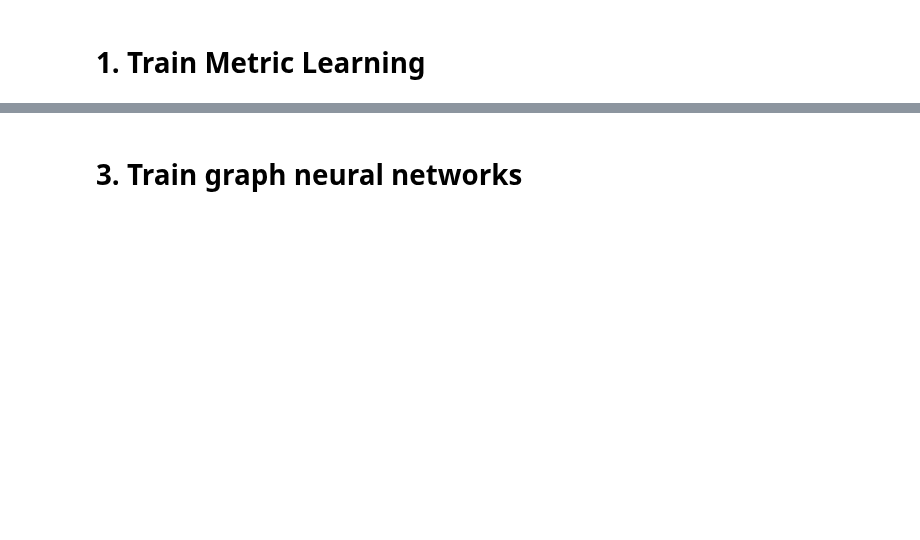
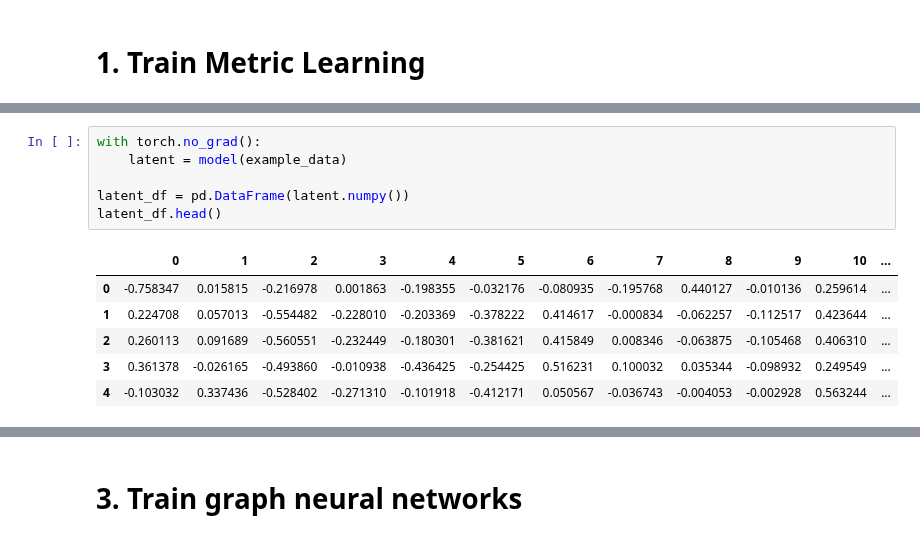
Before and after one commit to HSF-reco-and-software-triggers/Tracking-ML-Exa.TrkX, a Jupyter notebook: Examples/TrackML_Quickstart/run_pipeline.ipynb, the cells around one changed output, grey strips where cells are left out. Cells and saved outputs as stored; diff of their text form; blank space fills up the shorter version.

```diff
--- a/Examples/TrackML_Quickstart/run_pipeline.ipynb
+++ b/Examples/TrackML_Quickstart/run_pipeline.ipynb
@@ -109,0 +170,13 @@ Training finished, running inference to build graphs...
+# %%
+with torch.no_grad():
+    latent = model(example_data)
+
+latent_df = pd.DataFrame(latent.numpy())
+latent_df.head()
+# %% [output]
+|  | 0 | 1 | 2 | 3 | 4 | 5 | 6 | 7 | 8 | 9 | 10 | ... |
+| 0 | -0.758347 | 0.015815 | -0.216978 | 0.001863 | -0.198355 | -0.032176 | -0.080935 | -0.195768 | 0.440127 | -0.010136 | 0.259614 | ... |
+| 1 | 0.224708 | 0.057013 | -0.554482 | -0.228010 | -0.203369 | -0.378222 | 0.414617 | -0.000834 | -0.062257 | -0.112517 | 0.423644 | ... |
+| 2 | 0.260113 | 0.091689 | -0.560551 | -0.232449 | -0.180301 | -0.381621 | 0.415849 | 0.008346 | -0.063875 | -0.105468 | 0.406310 | ... |
+| 3 | 0.361378 | -0.026165 | -0.493860 | -0.010938 | -0.436425 | -0.254425 | 0.516231 | 0.100032 | 0.035344 | -0.098932 | 0.249549 | ... |
+| 4 | -0.103032 | 0.337436 | -0.528402 | -0.271310 | -0.101918 | -0.412171 | 0.050567 | -0.036743 | -0.004053 | -0.002928 | 0.563244 | ... |
```
Also changed, not shown: parts of 24 cells of this notebook, 6 other files.
